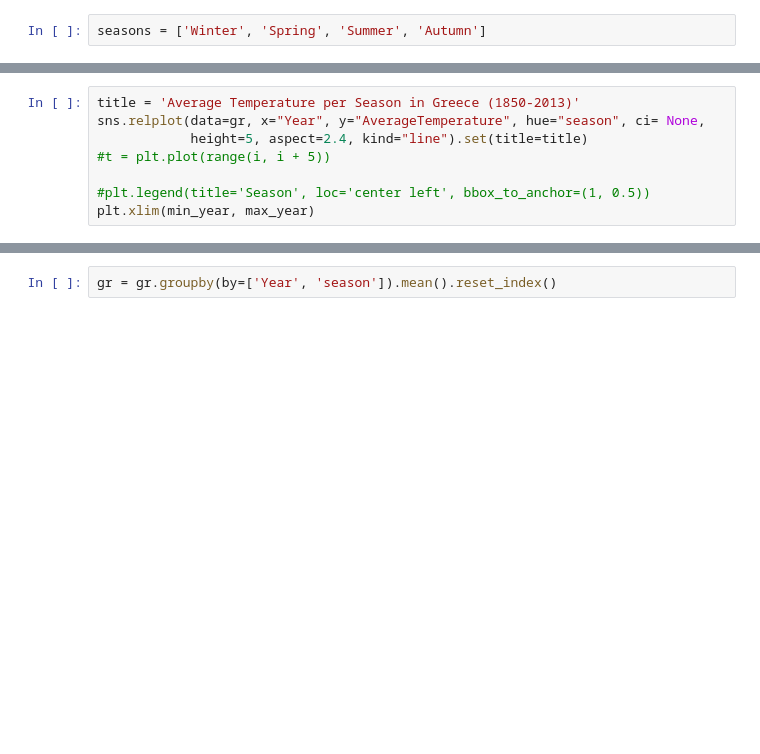
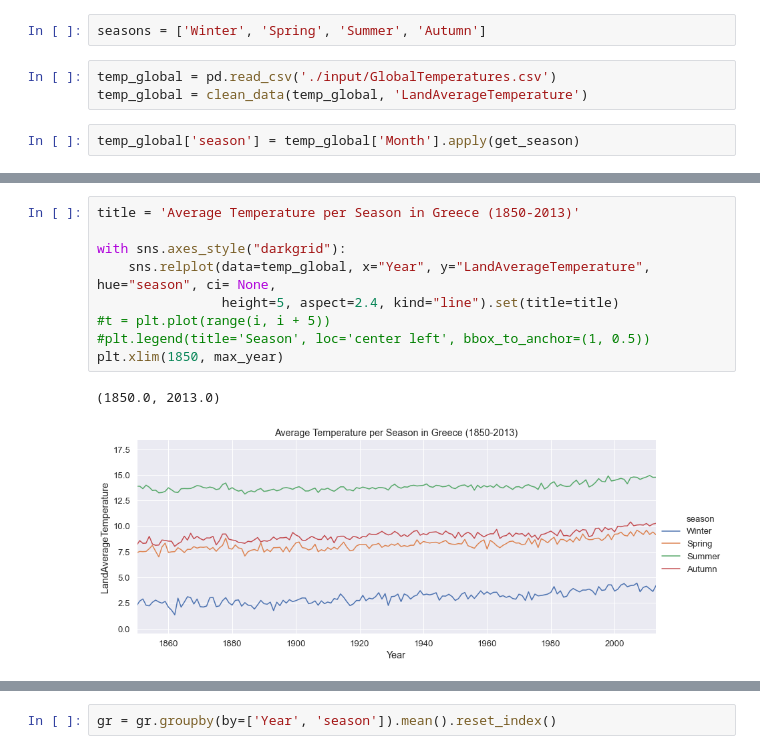
Before and after one commit to a-gantzia/Climate_change_analysis, a Jupyter notebook: Global_Warming_EDA.ipynb, the cells around one changed output, grey strips where cells are left out. Drawn from its saved outputs; the diff is of its cells as text; blank space fills up the shorter version.

```diff
--- a/Global_Warming_EDA.ipynb
+++ b/Global_Warming_EDA.ipynb
@@ -171,3 +289,8 @@ sns.despine()
 ## Are all seasons affected the same?
 # %%
 seasons = ['Winter', 'Spring', 'Summer', 'Autumn']
+# %%
+temp_global = pd.read_csv('./input/GlobalTemperatures.csv')
+temp_global = clean_data(temp_global, 'LandAverageTemperature')
+# %%
+temp_global['season'] = temp_global['Month'].apply(get_season)
@@ -174,10 +313,14 @@ seasons = ['Winter', 'Spring', 'Summer', 'Autumn']
 # %%
 title = 'Average Temperature per Season in Greece (1850-2013)'
-sns.relplot(data=gr, x="Year", y="AverageTemperature", hue="season", ci= None,
-            height=5, aspect=2.4, kind="line").set(title=title)
+
+with sns.axes_style("darkgrid"):
+    sns.relplot(data=temp_global, x="Year", y="LandAverageTemperature", hue="season", ci= None,
+                height=5, aspect=2.4, kind="line").set(title=title)
 #t = plt.plot(range(i, i + 5))
-
 #plt.legend(title='Season', loc='center left', bbox_to_anchor=(1, 0.5))
-plt.xlim(min_year, max_year)
+plt.xlim(1850, max_year)
+# %% [output]
+(1850.0, 2013.0)
+[figure, added]
 # %%
 gr
```
Also changed, not shown: parts of 18 cells of this notebook, 1 other file.
